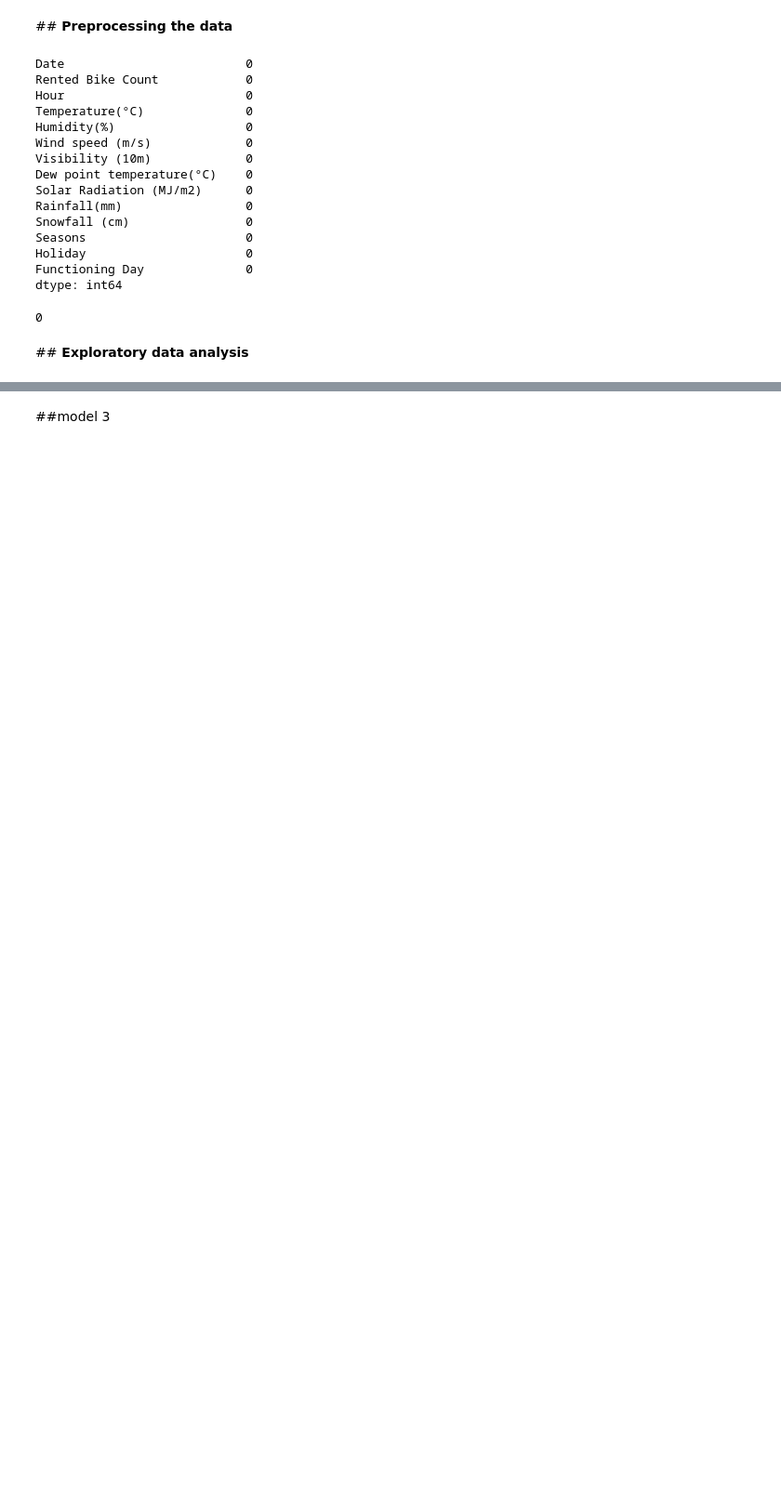
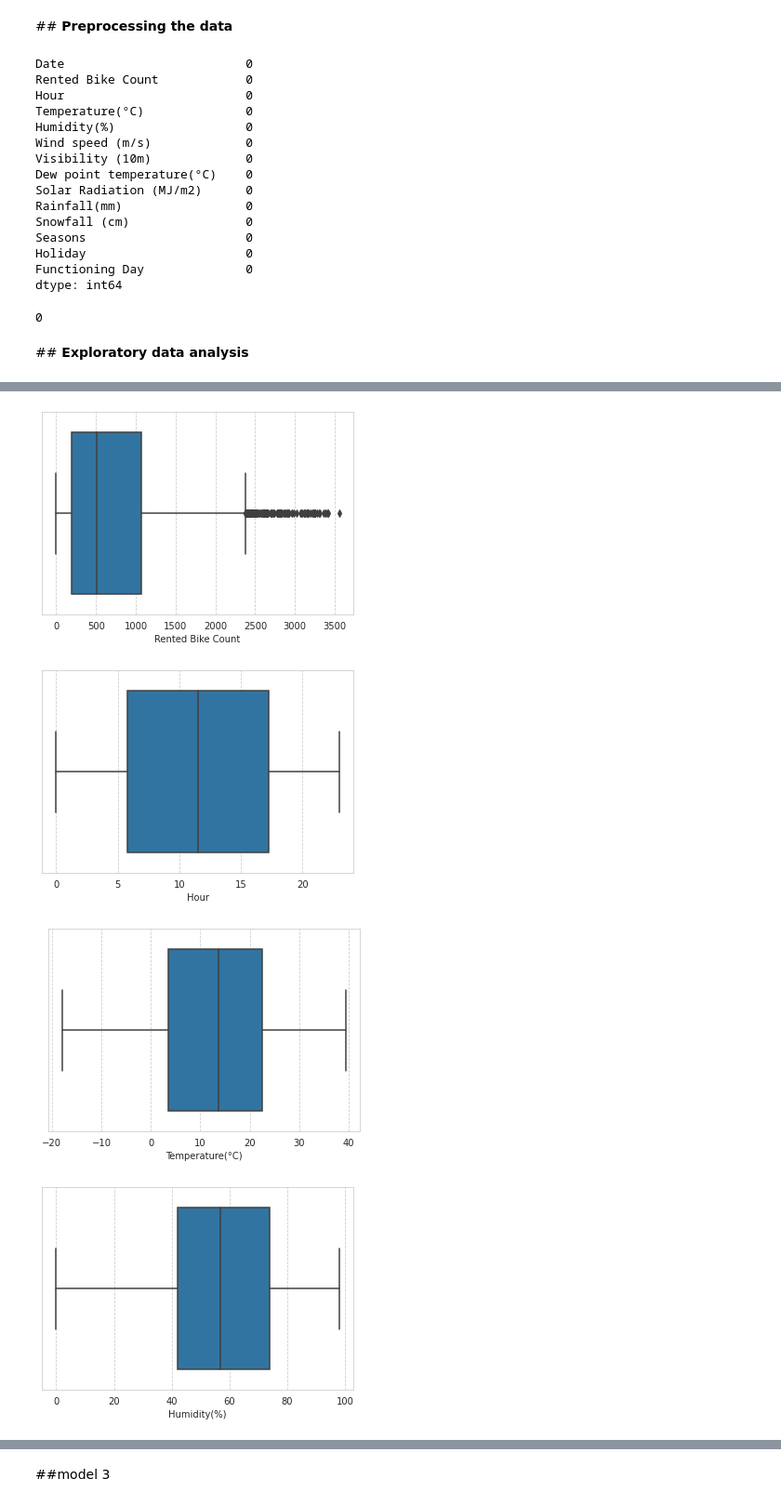
Before and after one commit to armanalam6342/Seoul-Bike-Sharing-Demand-Prediction, a Jupyter notebook: Bike_Sharing_Demand_Prediction_Capstone_Project.ipynb, the cells around one changed output, grey strips where cells are left out. Shown at 93% size. Cells and saved outputs as stored; diff of their text form; code cells hidden in the pictures; blank space fills up the shorter version.

```diff
--- a/Bike_Sharing_Demand_Prediction_Capstone_Project.ipynb
+++ b/Bike_Sharing_Demand_Prediction_Capstone_Project.ipynb
@@ -149,0 +153,7 @@ df.drop(columns=['Date'],inplace=True)
+# %%
+# convert Hour column integer to Categorical
+df['Hour']=df['Hour'].astype('object')
+# %%
+# Divide Data in categorical and numerical
+numeric_features= df.select_dtypes(exclude='object')
+categorical_features=df.select_dtypes(include='object')
@@ -149,0 +176,6 @@ df.drop(columns=['Date'],inplace=True)
+# %%
+# checking categorical column value count
+for i in categorical_features.columns:
+  print("\n ")
+  print('column name  : ', i)
+  print(df[i].value_counts())
@@ -149,0 +209,10 @@ df.drop(columns=['Date'],inplace=True)
+# %%
+# checking Outliers with seaborn boxplot
+for i in numeric_features.columns:
+  sns.boxplot(df[i])
+  plt.show()
+# %% [output]
+[figure, added]
+[figure, added]
+[figure, added]
+[figure, added]
```
Also changed, not shown: parts of 64 cells of this notebook.
